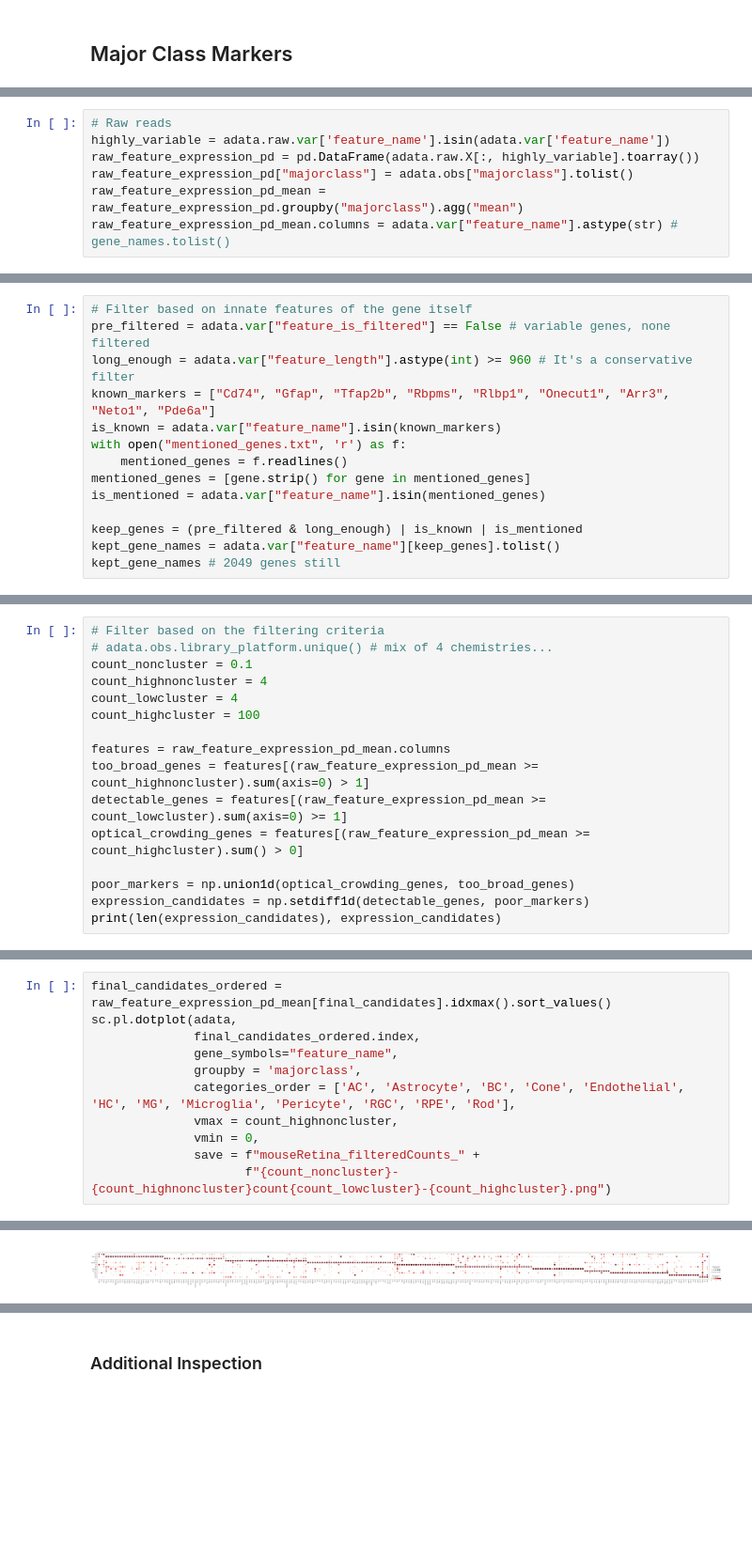
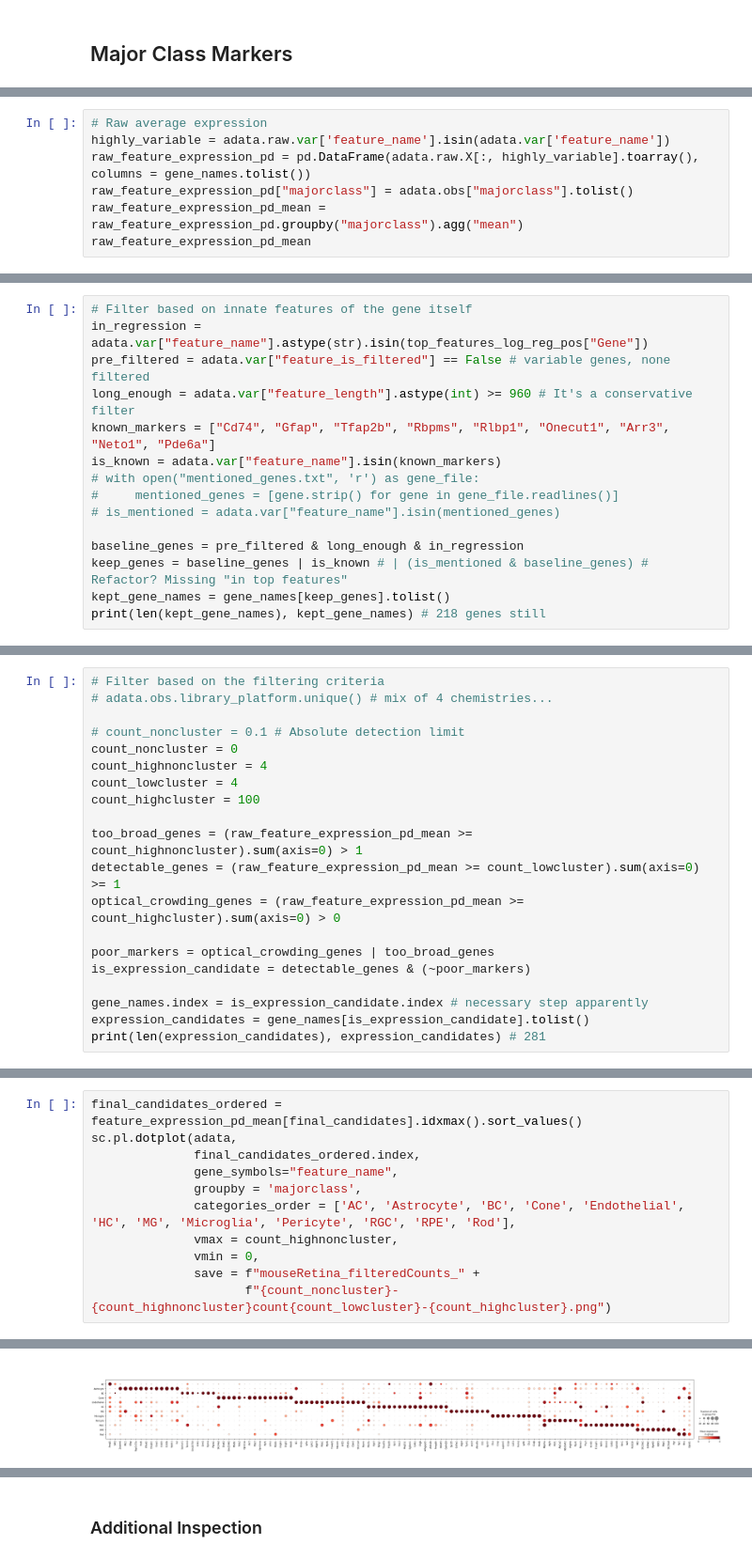
Before and after one commit to yuyanchenglab/CAMR2024, a Jupyter notebook: Get_Expression.ipynb, the cells around one changed output, grey strips where cells are left out. Shown at 94% size. Drawn from its saved outputs; the diff is of its cells as text; blank space fills up the shorter version.

Commit message:
Updated filter parameters, but more updates needed.

```diff
--- a/Get_Expression.ipynb
+++ b/Get_Expression.ipynb
@@ -81,7 +80,7 @@ feature_expression_pd_mean.columns = [str(gene_name) + "_mean" for gene_name in
 # %%
-# Raw reads
+# Raw average expression
 highly_variable = adata.raw.var['feature_name'].isin(adata.var['feature_name'])
-raw_feature_expression_pd = pd.DataFrame(adata.raw.X[:, highly_variable].toarray())
+raw_feature_expression_pd = pd.DataFrame(adata.raw.X[:, highly_variable].toarray(), columns = gene_names.tolist())
 raw_feature_expression_pd["majorclass"] = adata.obs["majorclass"].tolist()
 raw_feature_expression_pd_mean = raw_feature_expression_pd.groupby("majorclass").agg("mean")
-raw_feature_expression_pd_mean.columns = adata.var["feature_name"].astype(str) # gene_names.tolist()
+raw_feature_expression_pd_mean
@@ -90,15 +103,16 @@ raw_feature_expression_pd_mean.columns = adata.var["feature_name"].astype(str) #
 # %%
 # Filter based on innate features of the gene itself
+in_regression = adata.var["feature_name"].astype(str).isin(top_features_log_reg_pos["Gene"])
 pre_filtered = adata.var["feature_is_filtered"] == False # variable genes, none filtered
 long_enough = adata.var["feature_length"].astype(int) >= 960 # It's a conservative filter
 known_markers = ["Cd74", "Gfap", "Tfap2b", "Rbpms", "Rlbp1", "Onecut1", "Arr3", "Neto1", "Pde6a"]
 is_known = adata.var["feature_name"].isin(known_markers)
-with open("mentioned_genes.txt", 'r') as f:
-    mentioned_genes = f.readlines()
-mentioned_genes = [gene.strip() for gene in mentioned_genes]
-is_mentioned = adata.var["feature_name"].isin(mentioned_genes)
+# with open("mentioned_genes.txt", 'r') as gene_file:
+#     mentioned_genes = [gene.strip() for gene in gene_file.readlines()]
+# is_mentioned = adata.var["feature_name"].isin(mentioned_genes)
 
-keep_genes = (pre_filtered & long_enough) | is_known | is_mentioned
-kept_gene_names = adata.var["feature_name"][keep_genes].tolist()
-kept_gene_names # 2049 genes still
+baseline_genes = pre_filtered & long_enough & in_regression
+keep_genes = baseline_genes | is_known # | (is_mentioned & baseline_genes) # Refactor? Missing "in top features"
+kept_gene_names = gene_names[keep_genes].tolist()
+print(len(kept_gene_names), kept_gene_names) # 218 genes still
 # %% [output]
@@ -122,17 +120,21 @@ kept_gene_names # 2049 genes still
 # %%
 # Filter based on the filtering criteria
 # adata.obs.library_platform.unique() # mix of 4 chemistries...
-count_noncluster = 0.1
+
+# count_noncluster = 0.1 # Absolute detection limit
+count_noncluster = 0
 count_highnoncluster = 4
 count_lowcluster = 4
 count_highcluster = 100
 
-features = raw_feature_expression_pd_mean.columns
-too_broad_genes = features[(raw_feature_expression_pd_mean >= count_highnoncluster).sum(axis=0) > 1]
-detectable_genes = features[(raw_feature_expression_pd_mean >= count_lowcluster).sum(axis=0) >= 1]
-optical_crowding_genes = features[(raw_feature_expression_pd_mean >= count_highcluster).sum() > 0]
+too_broad_genes = (raw_feature_expression_pd_mean >= count_highnoncluster).sum(axis=0) > 1
+detectable_genes = (raw_feature_expression_pd_mean >= count_lowcluster).sum(axis=0) >= 1
+optical_crowding_genes = (raw_feature_expression_pd_mean >= count_highcluster).sum(axis=0) > 0
 
-poor_markers = np.union1d(optical_crowding_genes, too_broad_genes)
-expression_candidates = np.setdiff1d(detectable_genes, poor_markers)
-print(len(expression_candidates), expression_candidates)
+poor_markers = optical_crowding_genes | too_broad_genes
+is_expression_candidate = detectable_genes & (~poor_markers)
+
+gene_names.index = is_expression_candidate.index # necessary step apparently
+expression_candidates = gene_names[is_expression_candidate].tolist()
+print(len(expression_candidates), expression_candidates) # 281
 # %% [output]
@@ -177,5 +159,5 @@ print(len(final_candidates), final_candidates)
 # %%
-final_candidates_ordered = raw_feature_expression_pd_mean[final_candidates].idxmax().sort_values()
+final_candidates_ordered = feature_expression_pd_mean[final_candidates].idxmax().sort_values()
 sc.pl.dotplot(adata,
               final_candidates_ordered.index,
               gene_symbols="feature_name",
@@ -190 +172 @@ WARNING: saving figure to file figures/dotplot_mouseRetina_filteredCounts_0.1-4c
-[figure, old version]
+[figure, new version]
```
Also changed, not shown: parts of 41 cells of this notebook, 9 other files.
